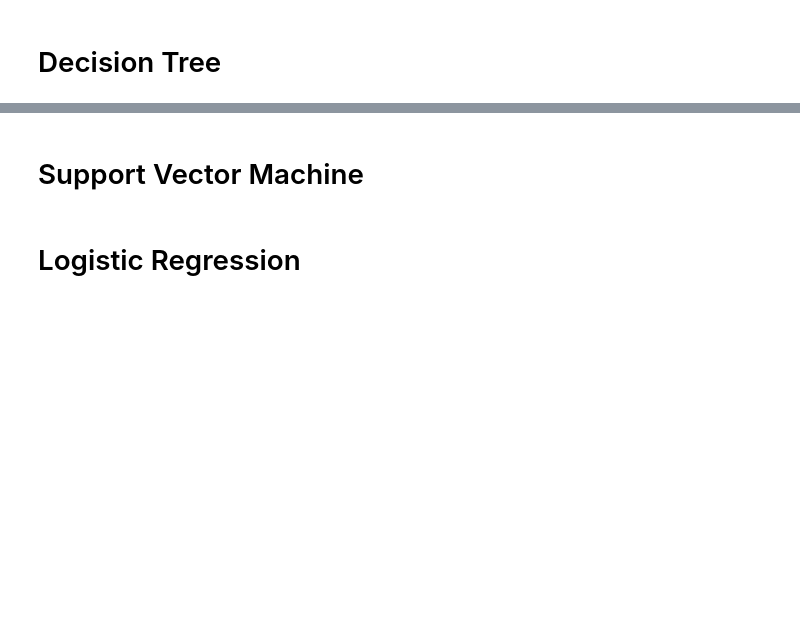
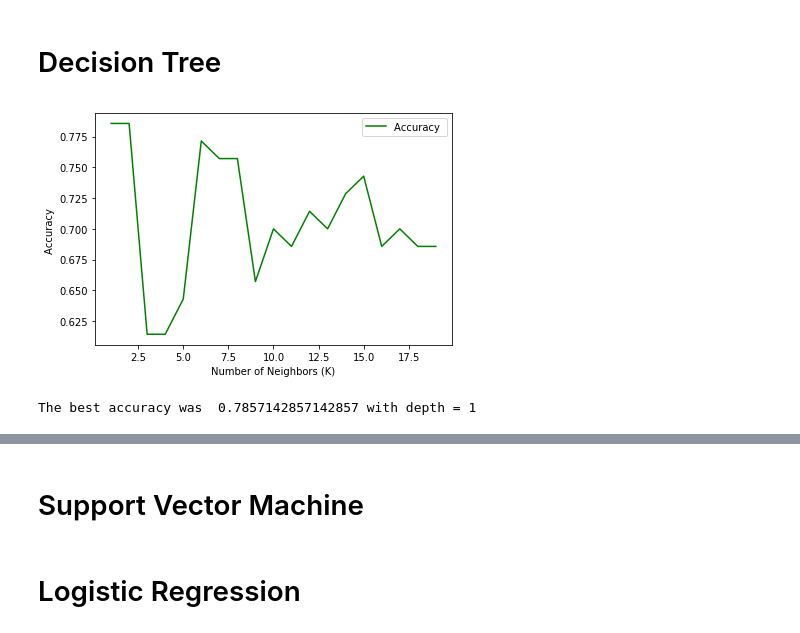
Before and after one commit to richerram/coursera, a Jupyter notebook: Week 6.ipynb, the cells around one changed output, grey strips where cells are left out. Drawn from its saved outputs; the diff is of its cells as text; code cells hidden in the pictures; blank space fills up the shorter version.

```diff
--- a/Week 6.ipynb
+++ b/Week 6.ipynb
@@ -267,0 +239,7 @@ array([[ 0.51578458,  0.92071769,  2.33152555, -0.42056004, -1.20577805,
+# %%
+#Copying X to X2 to be used on the Decision Tree Example to keep the "more natural" values of Age, etc....
+
+X2 = X
+
+X = preprocessing.StandardScaler().fit(X).transform(X)
+X[0:5]
@@ -339,2 +333,40 @@ The best accuracy was with 0.7857142857142857 with k= 7
 # %% [markdown]
 # Decision Tree
+# %%
+# Here I will import all the necessary libraries for this method
+
+from sklearn.tree import DecisionTreeClassifier
+from sklearn.externals.six import StringIO
+import pydotplus
+import matplotlib.image as mpimg
+from sklearn import tree
+
+#################!conda install -c conda-forge pydotplus -y
+#################!conda install -c conda-forge python-graphviz -y
+
+X2_train, X2_test = train_test_split( X2, test_size=0.2, random_state=4)
+
+
+Ts = 20
+mean_accT = np.zeros((Ts-1))
+for n in range(1,Ts):
+
+    #Train Model and Predict
+    loanTree = DecisionTreeClassifier(criterion="entropy", max_depth = n)
+    loanTree.fit(X2_train,y_train)
+    predTree = loanTree.predict(X2_test)
+    mean_accT [n-1] = metrics.accuracy_score(y_test, predTree)
+
+
+#Let's graph the results
+plt.plot(range(1,Ts),mean_accT,'g')
+plt.legend(('Accuracy ', '+/- 3xstd'))
+plt.ylabel('Accuracy ')
+plt.xlabel('Number of Neighbors (K)')
+plt.tight_layout()
+plt.show()
+
+print( "The best accuracy was ", mean_accT.max(), "with depth =", mean_accT.argmax()+1)
+# %% [output]
+[figure, added]
+The best accuracy was  0.7857142857142857 with depth = 1
```
Also changed, not shown: parts of 8 cells of this notebook.
